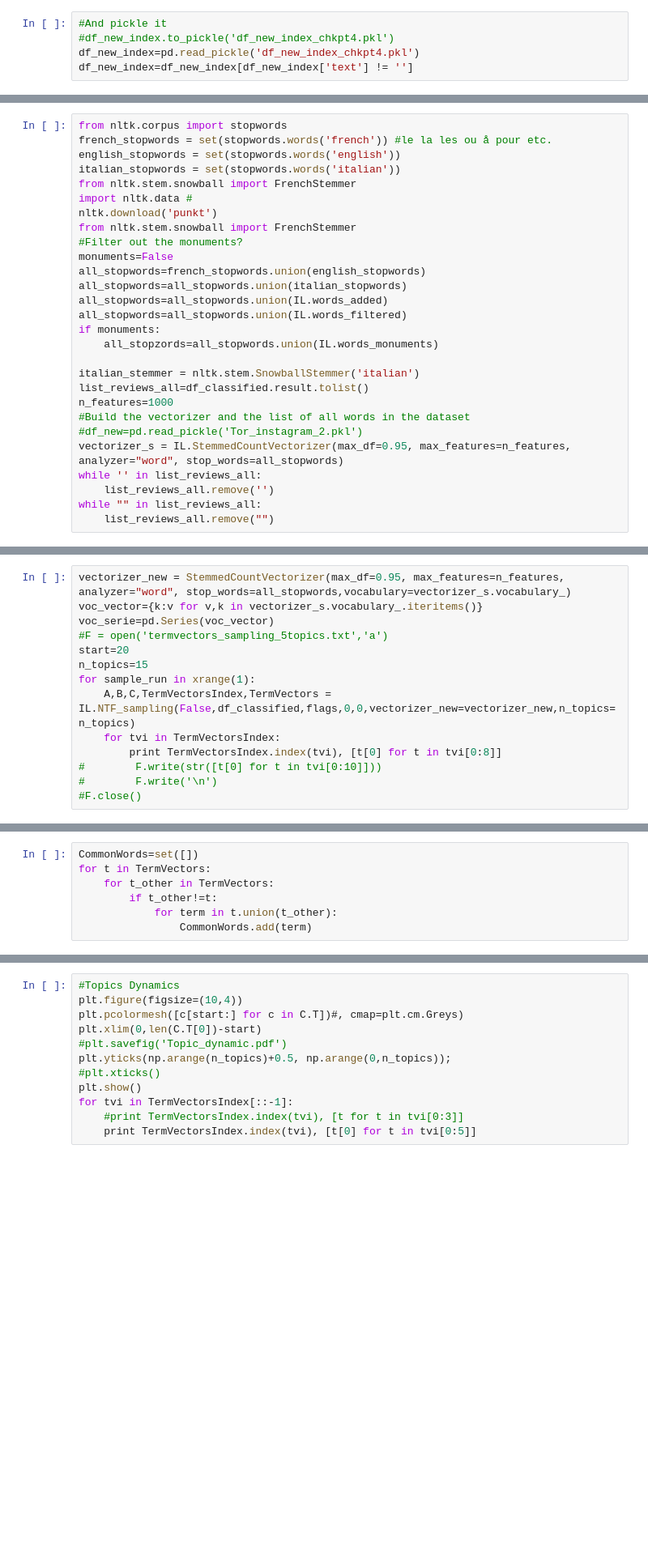
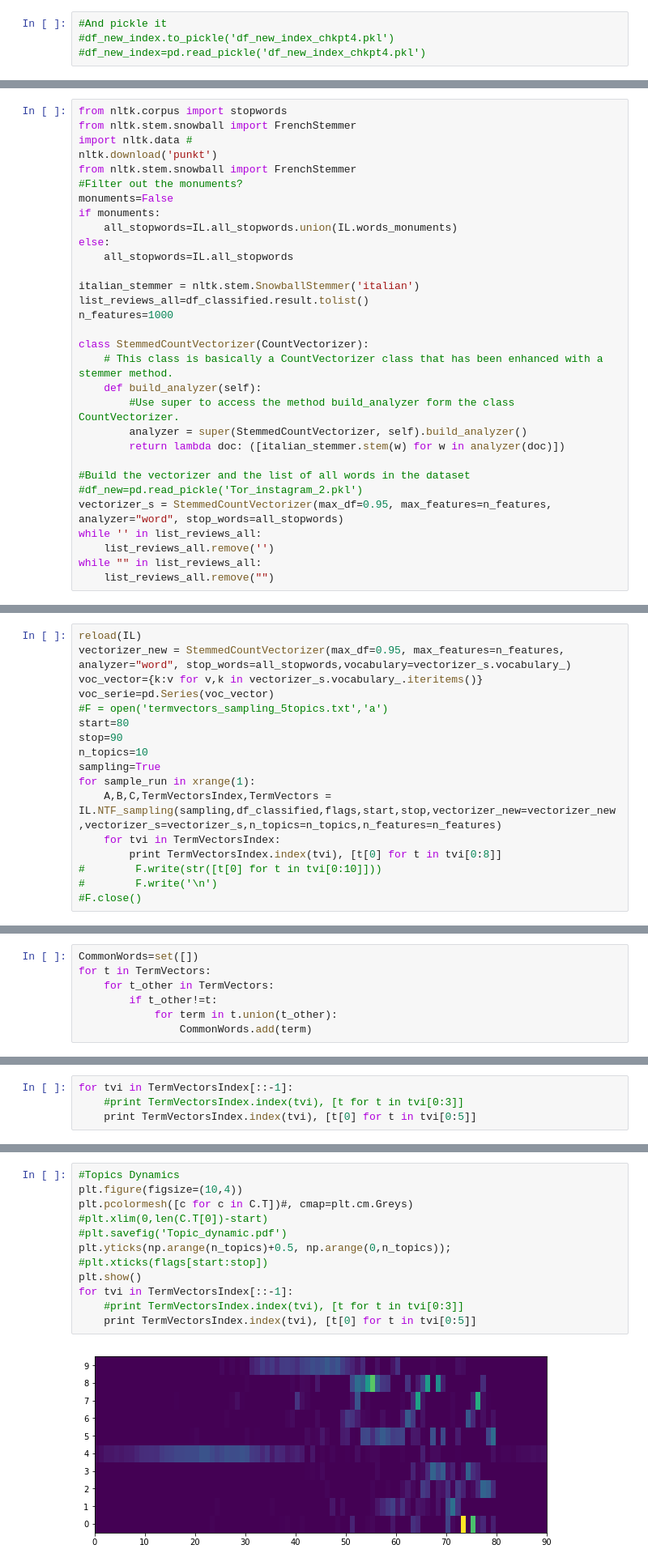
Before and after one commit to EArtiges/Lagrange_Progetto, a Jupyter notebook: TorInstagram_Git.ipynb, the cells around one changed output, grey strips where cells are left out. Shown at 81% size. Saved outputs shown, nothing was run; the diff lists cells and outputs as text; blank space fills up the shorter version.

```diff
--- a/TorInstagram_Git.ipynb
+++ b/TorInstagram_Git.ipynb
@@ -377,8 +515,7 @@ print len(df_new_index.coordsbin.tolist())
 # %%
 #And pickle it
 #df_new_index.to_pickle('df_new_index_chkpt4.pkl')
-df_new_index=pd.read_pickle('df_new_index_chkpt4.pkl')
-df_new_index=df_new_index[df_new_index['text'] != '']
+#df_new_index=pd.read_pickle('df_new_index_chkpt4.pkl')
 # %%
 list_years=list(set([e[0] for e in df_new_index.year_month.tolist()]))
 list_months=list(set([e[1] for e in df_new_index.year_month.tolist()]))
@@ -478,28 +664,31 @@ This part executes NMF on time slices of the data, to have an idea of what the o
 More about NMF here: https://scikit-learn.org/stable/modules/decomposition.html#nmf
 # %%
 from nltk.corpus import stopwords
-french_stopwords = set(stopwords.words('french')) #le la les ou å pour etc.
-english_stopwords = set(stopwords.words('english'))
-italian_stopwords = set(stopwords.words('italian'))
 from nltk.stem.snowball import FrenchStemmer
 import nltk.data #
 nltk.download('punkt')
 from nltk.stem.snowball import FrenchStemmer
 #Filter out the monuments?
 monuments=False
-all_stopwords=french_stopwords.union(english_stopwords)
-all_stopwords=all_stopwords.union(italian_stopwords)
-all_stopwords=all_stopwords.union(IL.words_added)
-all_stopwords=all_stopwords.union(IL.words_filtered)
 if monuments:
-    all_stopzords=all_stopwords.union(IL.words_monuments)
+    all_stopwords=IL.all_stopwords.union(IL.words_monuments)
+else:
+    all_stopwords=IL.all_stopwords
 
 italian_stemmer = nltk.stem.SnowballStemmer('italian')
 list_reviews_all=df_classified.result.tolist()
 n_features=1000
+
+class StemmedCountVectorizer(CountVectorizer):
+    # This class is basically a CountVectorizer class that has been enhanced with a stemmer method.
+    def build_analyzer(self):
+        #Use super to access the method build_analyzer form the class CountVectorizer.
+        analyzer = super(StemmedCountVectorizer, self).build_analyzer()
+        return lambda doc: ([italian_stemmer.stem(w) for w in analyzer(doc)])
+
 #Build the vectorizer and the list of all words in the dataset
 #df_new=pd.read_pickle('Tor_instagram_2.pkl')
-vectorizer_s = IL.StemmedCountVectorizer(max_df=0.95, max_features=n_features, analyzer="word", stop_words=all_stopwords)
+vectorizer_s = StemmedCountVectorizer(max_df=0.95, max_features=n_features, analyzer="word", stop_words=all_stopwords)
 while '' in list_reviews_all:
     list_reviews_all.remove('')
 while "" in list_reviews_all:
@@ -532,12 +716,15 @@ voc_serie=pd.Series(voc_vector)
 # %%
+reload(IL)
 vectorizer_new = StemmedCountVectorizer(max_df=0.95, max_features=n_features, analyzer="word", stop_words=all_stopwords,vocabulary=vectorizer_s.vocabulary_)
 voc_vector={k:v for v,k in vectorizer_s.vocabulary_.iteritems()}
 voc_serie=pd.Series(voc_vector)
 #F = open('termvectors_sampling_5topics.txt','a')
-start=20
-n_topics=15
+start=80
+stop=90
+n_topics=10
+sampling=True
 for sample_run in xrange(1):
-    A,B,C,TermVectorsIndex,TermVectors = IL.NTF_sampling(False,df_classified,flags,0,0,vectorizer_new=vectorizer_new,n_topics=n_topics)
+    A,B,C,TermVectorsIndex,TermVectors = IL.NTF_sampling(sampling,df_classified,flags,start,stop,vectorizer_new=vectorizer_new,vectorizer_s=vectorizer_s,n_topics=n_topics,n_features=n_features)
     for tvi in TermVectorsIndex:
         print TermVectorsIndex.index(tvi), [t[0] for t in tvi[0:8]]
 #        F.write(str([t[0] for t in tvi[0:10]]))
@@ -616,0 +843,4 @@ for index in range(0,len(A.T)):
+# %%
+for tvi in TermVectorsIndex[::-1]:
+    #print TermVectorsIndex.index(tvi), [t for t in tvi[0:3]]
+    print TermVectorsIndex.index(tvi), [t[0] for t in tvi[0:5]]
@@ -617,12 +863,14 @@ for index in range(0,len(A.T)):
 # %%
 #Topics Dynamics
 plt.figure(figsize=(10,4))
-plt.pcolormesh([c[start:] for c in C.T])#, cmap=plt.cm.Greys)
-plt.xlim(0,len(C.T[0])-start)
+plt.pcolormesh([c for c in C.T])#, cmap=plt.cm.Greys)
+#plt.xlim(0,len(C.T[0])-start)
 #plt.savefig('Topic_dynamic.pdf')
 plt.yticks(np.arange(n_topics)+0.5, np.arange(0,n_topics));
-#plt.xticks()
+#plt.xticks(flags[start:stop])
 plt.show()
 for tvi in TermVectorsIndex[::-1]:
     #print TermVectorsIndex.index(tvi), [t for t in tvi[0:3]]
     print TermVectorsIndex.index(tvi), [t[0] for t in tvi[0:5]]
+# %% [output]
+[figure, added]
```
Also changed, not shown: parts of 75 cells of this notebook.
